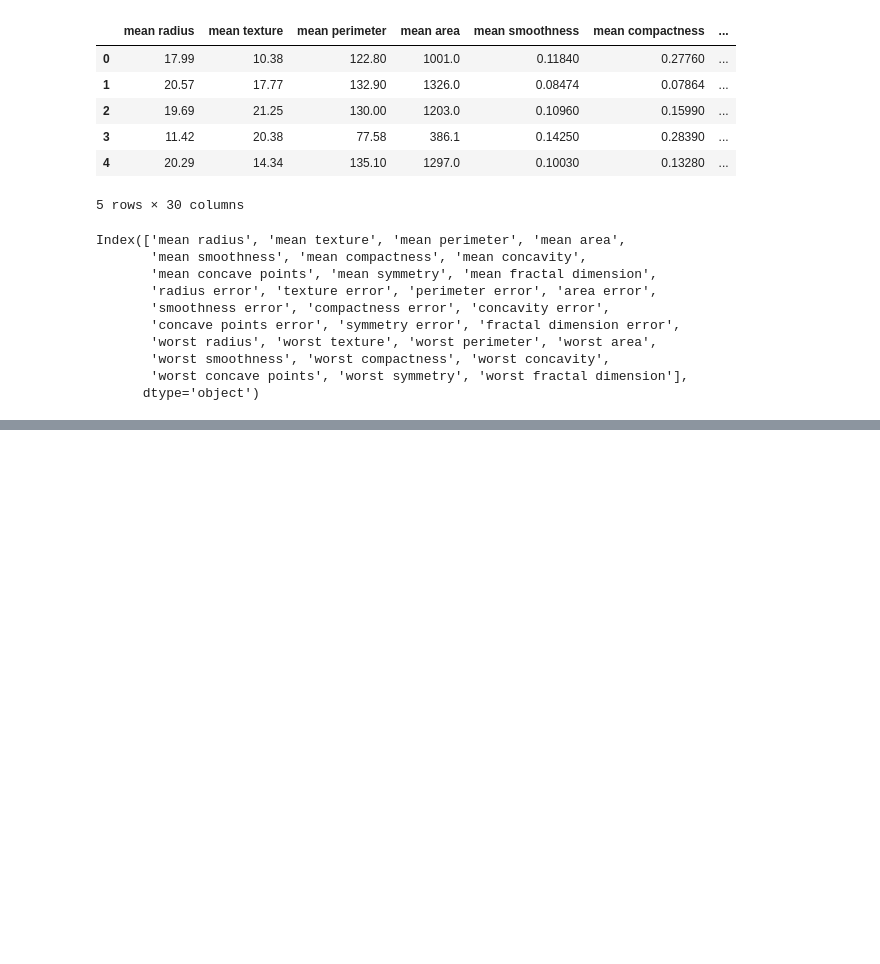
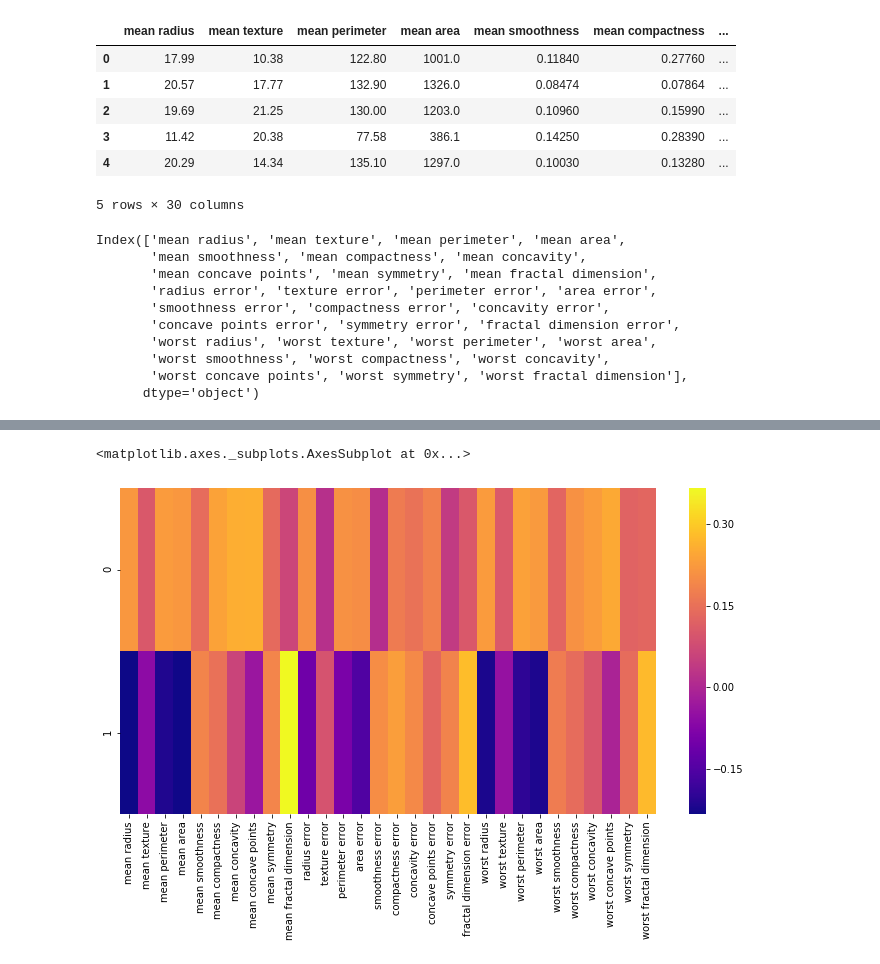
Before and after one commit to GkouskosV/Python-for-Data-Science-and-Machine-Learning-Bootcamp, a Jupyter notebook: Machine_Learning_Sections/Principal_Component_Analysis/pca_with_python.ipynb, the cells around one changed output, grey strips where cells are left out. Cells and saved outputs as stored; diff of their text form; code cells hidden in the pictures; blank space fills up the shorter version.

```diff
--- a/Machine_Learning_Sections/Principal_Component_Analysis/pca_with_python.ipynb
+++ b/Machine_Learning_Sections/Principal_Component_Analysis/pca_with_python.ipynb
@@ -72,0 +158,2 @@ Index(['mean radius', 'mean texture', 'mean perimeter', 'mean area',
+# %%
+df_comp = pd.DataFrame(data=pca.components_, columns=cancer['feature_names'])
@@ -72,0 +169,6 @@ Index(['mean radius', 'mean texture', 'mean perimeter', 'mean area',
+# %%
+plt.figure(figsize=(12,6))
+sns.heatmap(df_comp, cmap='plasma')
+# %% [output]
+<matplotlib.axes._subplots.AxesSubplot at 0x...>
+[figure, added]
```
Also changed, not shown: parts of 24 cells of this notebook.
